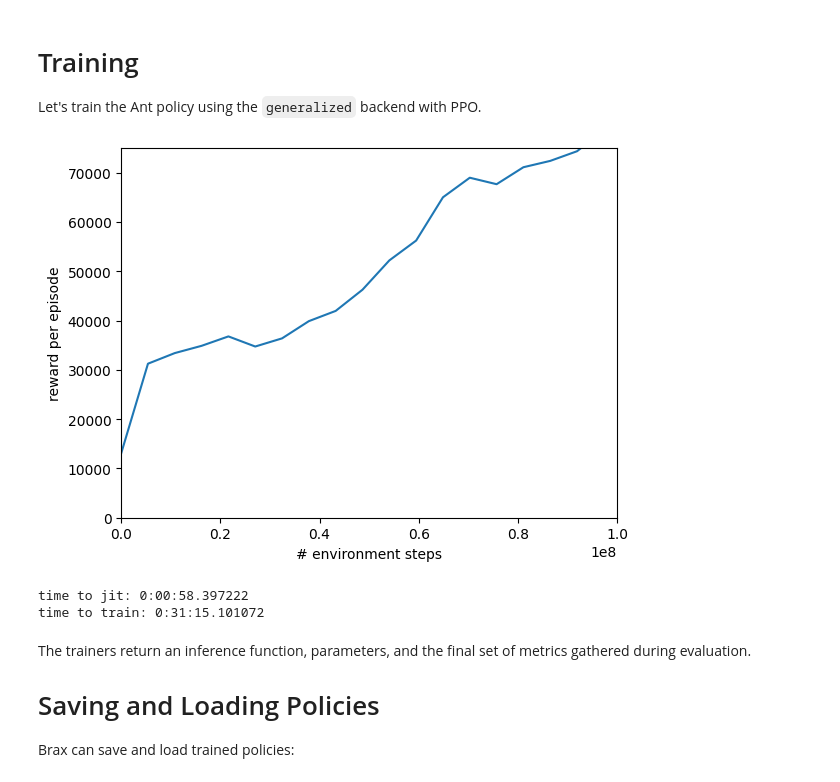
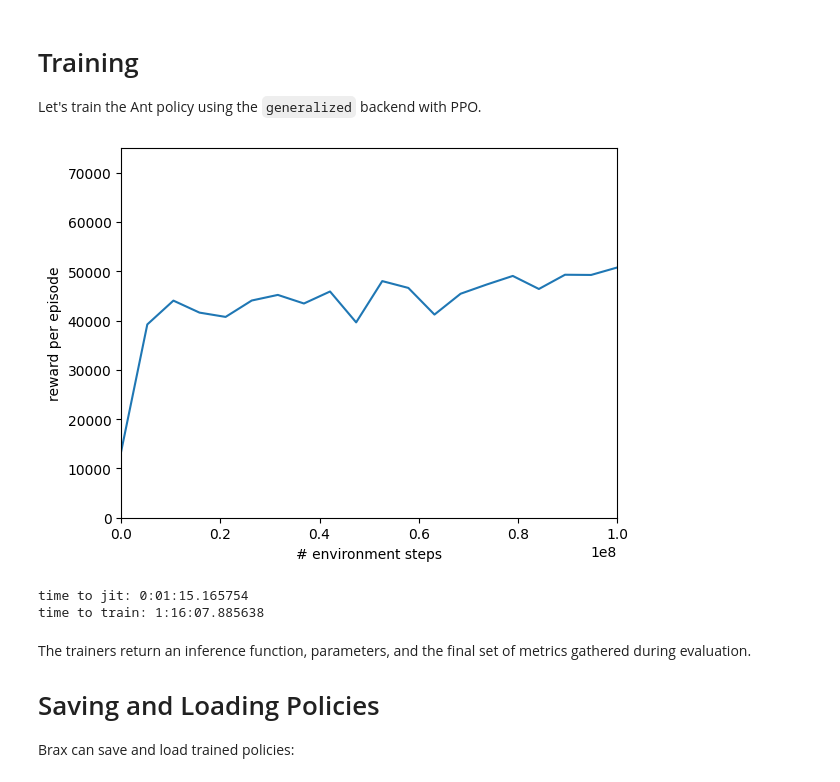
Before and after one commit to mahopman/brax, a Jupyter notebook: models/humanoid_sac_relu_2x256.ipynb, the cells around one changed output. Drawn from its saved outputs; the diff is of its cells as text; code cells hidden in the pictures.

```diff
--- a/models/humanoid_sac_relu_2x256.ipynb
+++ b/models/humanoid_sac_relu_2x256.ipynb
@@ -289,37 +289,37 @@ def getTrainFunc(
 #   'hopper': functools.partial(sac.train, num_timesteps=6_553_600, num_evals=20, reward_scaling=30, episode_length=1000, normalize_observations=True, action_repeat=1, discounting=0.997, learning_rate=6e-4, num_envs=128, batch_size=512, grad_updates_per_step=64, max_devices_per_host=1, max_replay_size=1048576, min_replay_size=8192, seed=1),
 #   'walker2d': functools.partial(sac.train, num_timesteps=7_864_320, num_evals=20, reward_scaling=5, episode_length=1000, normalize_observations=True, action_repeat=1, discounting=0.997, learning_rate=6e-4, num_envs=128, batch_size=128, grad_updates_per_step=32, max_devices_per_host=1, max_replay_size=1048576, min_replay_size=8192, seed=1),
 #   'halfcheetah': functools.partial(ppo.train, num_timesteps=50_000_000, num_evals=20, reward_scaling=1, episode_length=1000, normalize_observations=True, action_repeat=1, unroll_length=20, num_minibatches=32, num_updates_per_batch=8, discounting=0.95, learning_rate=3e-4, entropy_cost=0.001, num_envs=2048, batch_size=512, seed=3),
 #   'pusher': functools.partial(ppo.train, num_timesteps=50_000_000, num_evals=20, reward_scaling=5, episode_length=1000, normalize_observations=True, action_repeat=1, unroll_length=30, num_minibatches=16, num_updates_per_batch=8, discounting=0.95, learning_rate=3e-4,entropy_cost=1e-2, num_envs=2048, batch_size=512, seed=3),
 # }[env_name]
 
-train_fn = getTrainFunc(agentType = 'ppo', activation = 'relu', policy_hidden_layer_sizes = (256, ) * 2)
+train_fn = getTrainFunc(agentType = 'sac', activation = 'relu', policy_hidden_layer_sizes = (256, ) * 2)
 
 max_y = {'ant': 8000, 'halfcheetah': 8000, 'hopper': 2500, 'humanoid': 13000, 'humanoidstandup': 75_000, 'reacher': 5, 'walker2d': 5000, 'pusher': 0}[env_name]
 min_y = {'reacher': -100, 'pusher': -150}.get(env_name, 0)
 
 xdata, ydata = [], []
 times = [datetime.now()]
 
 def progress(num_steps, metrics):
   times.append(datetime.now())
   xdata.append(num_steps)
   ydata.append(metrics['eval/episode_reward'])
   clear_output(wait=True)
   plt.xlim([0, train_fn.keywords['num_timesteps']])
   plt.ylim([min_y, max_y])
   plt.xlabel('# environment steps')
   plt.ylabel('reward per episode')
   plt.plot(xdata, ydata)
   plt.show()
 
 make_inference_fn, params, _ = train_fn(environment=env, progress_fn=progress)
 
 print(f'time to jit: {times[1] - times[0]}')
 print(f'time to train: {times[-1] - times[1]}')
 # %% [output]
-[figure, old version]
+[figure, new version]
-time to jit: 0:00:58.397222
-time to train: 0:31:15.101072
+time to jit: 0:01:15.165754
+time to train: 1:16:07.885638
 # %% [markdown]
 The trainers return an inference function, parameters, and the final set of metrics gathered during evaluation.
 
```
